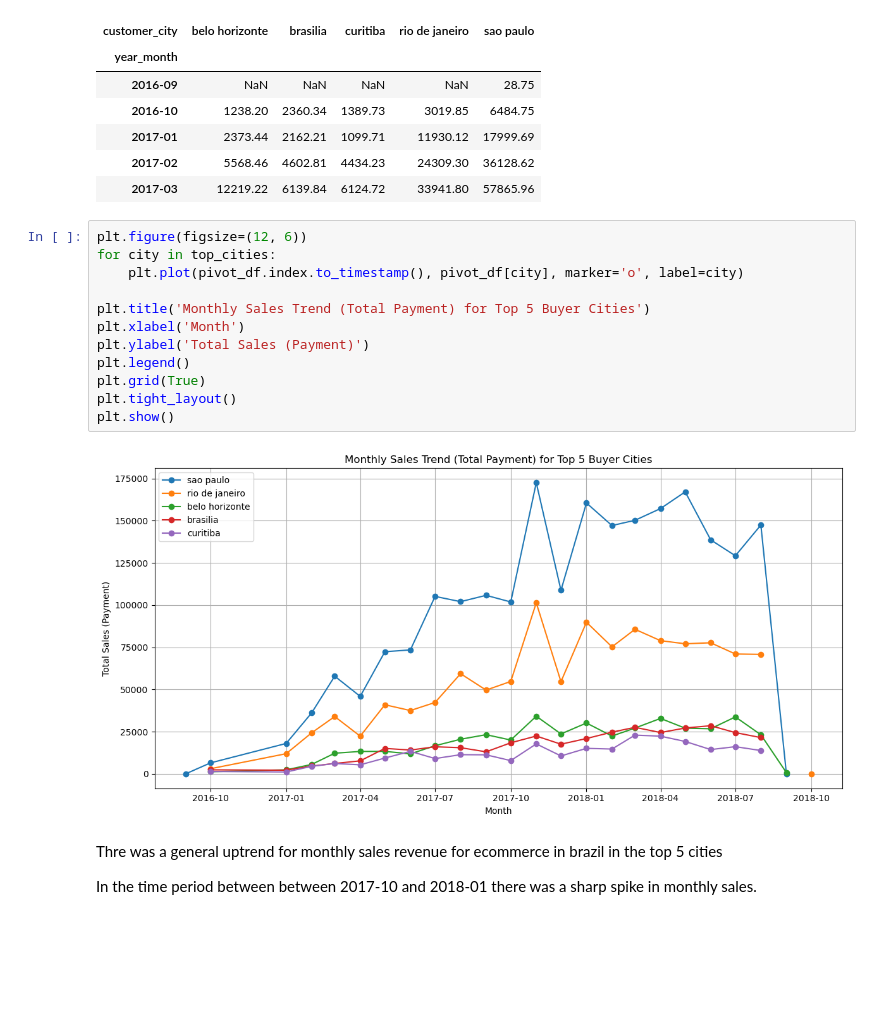
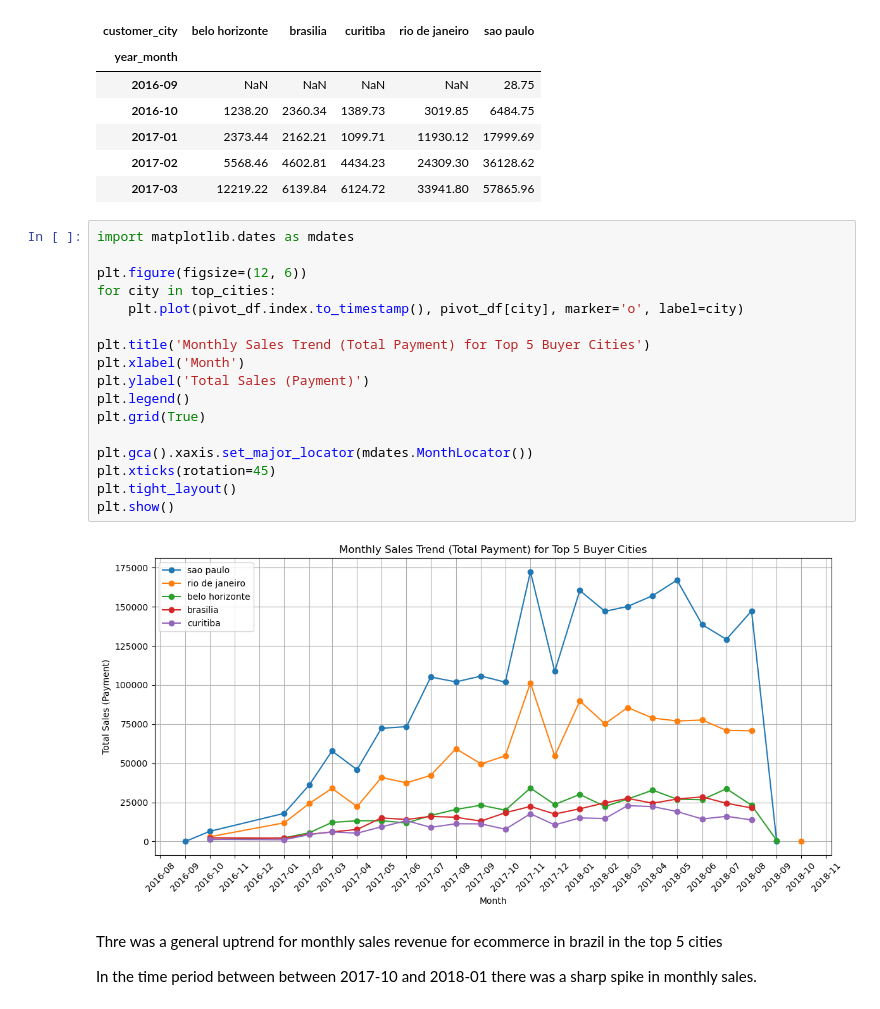
Before and after one commit to achuakh/Module-2-Project, a Jupyter notebook: Ian/BR_EDA2.ipynb, the cells around one changed output. Cells and saved outputs as stored; diff of their text form; blank space fills up the shorter version.

```diff
--- a/Ian/BR_EDA2.ipynb
+++ b/Ian/BR_EDA2.ipynb
@@ -159,19 +159,24 @@ pivot_df.head()
 | 2017-02 | 5568.46 | 4602.81 | 4434.23 | 24309.30 | 36128.62 |
 | 2017-03 | 12219.22 | 6139.84 | 6124.72 | 33941.80 | 57865.96 |
 # %%
+import matplotlib.dates as mdates
+
 plt.figure(figsize=(12, 6))
 for city in top_cities:
     plt.plot(pivot_df.index.to_timestamp(), pivot_df[city], marker='o', label=city)
 
 plt.title('Monthly Sales Trend (Total Payment) for Top 5 Buyer Cities')
 plt.xlabel('Month')
 plt.ylabel('Total Sales (Payment)')
 plt.legend()
 plt.grid(True)
+
+plt.gca().xaxis.set_major_locator(mdates.MonthLocator())
+plt.xticks(rotation=45)
 plt.tight_layout()
 plt.show()
 # %% [output]
-[figure, old version]
+[figure, new version]
 # %% [markdown]
 Thre was a general uptrend for monthly sales revenue for ecommerce in brazil in the top 5 cities
 
```
